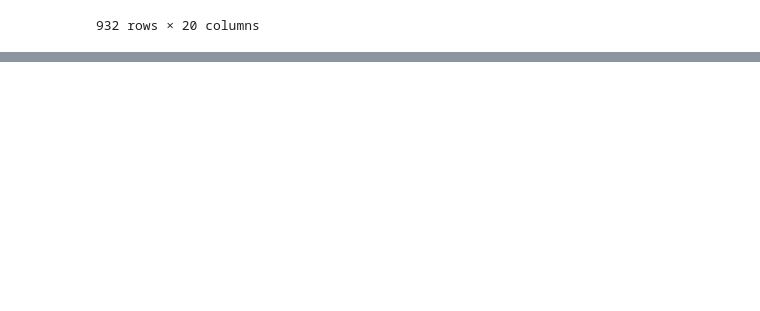
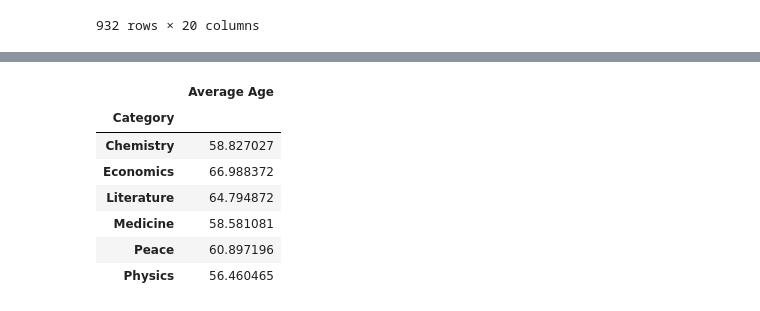
Before and after one commit to nailavohra/Project, a Jupyter notebook: nobel_prize_analysis.ipynb, the cells around one changed output, grey strips where cells are left out. Saved outputs shown, nothing was run; the diff lists cells and outputs as text; code cells hidden in the pictures; blank space fills up the shorter version.

```diff
--- a/nobel_prize_analysis.ipynb
+++ b/nobel_prize_analysis.ipynb
@@ -219,0 +266,13 @@ nobel_df
+# %%
+mean_age_category_df = pd.DataFrame ({"Average Age" : mean_age_total})
+# %%
+mean_age_category_df
+# %% [output]
+|  | Average Age |
+| Category |  |
+| Chemistry | 58.827027 |
+| Economics | 66.988372 |
+| Literature | 64.794872 |
+| Medicine | 58.581081 |
+| Peace | 60.897196 |
+| Physics | 56.460465 |
```
Also changed, not shown: parts of 14 cells of this notebook, 1 other file.
